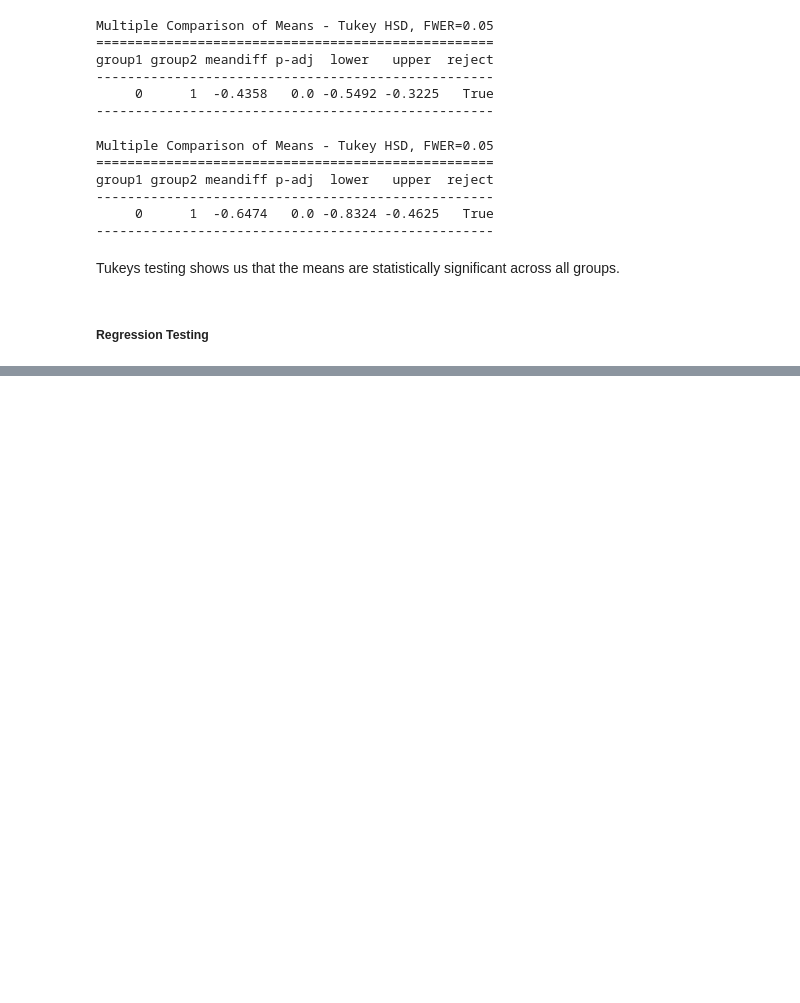
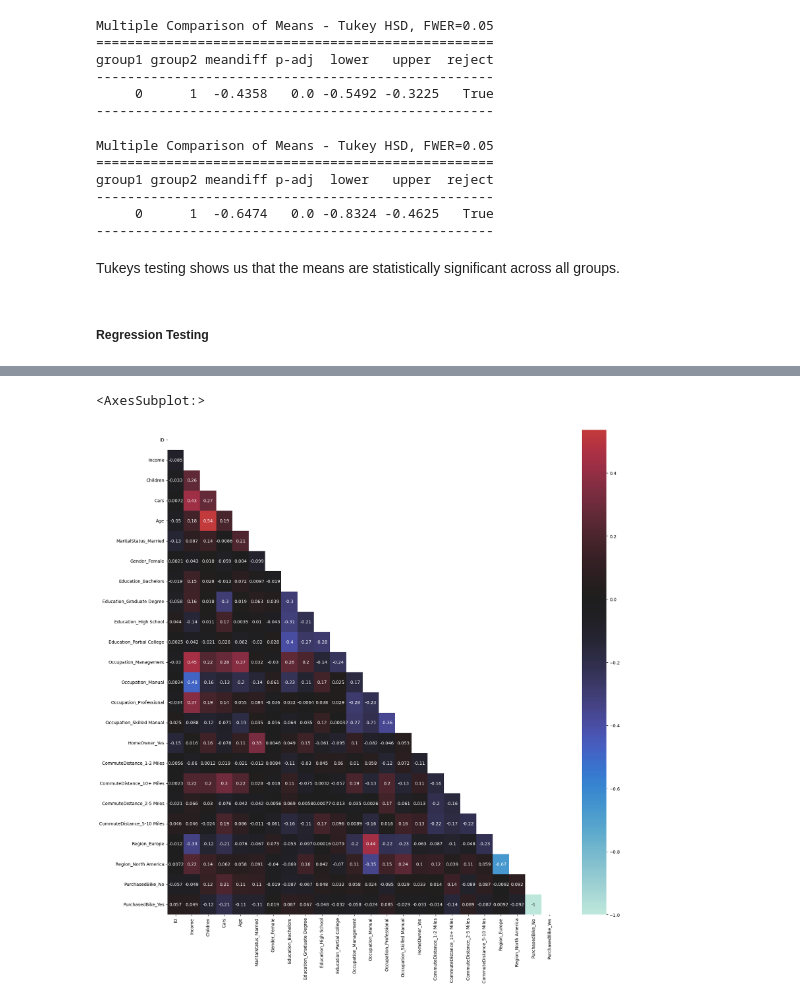
Before and after one commit to Jacinda-G/DSC510, a Jupyter notebook: TOPIC 8.ipynb, the cells around one changed output, grey strips where cells are left out. Drawn from its saved outputs; the diff is of its cells as text; code cells hidden in the pictures; blank space fills up the shorter version.

```diff
--- a/TOPIC 8.ipynb
+++ b/TOPIC 8.ipynb
@@ -412,0 +419,8 @@ As for linear regression, another possible application on this dataset would be
+# %%
+#create dummy features to allow more features in the model
+df2 = df.copy()
+cols_list = list(df2.select_dtypes("object").columns)
+df2 = pd.get_dummies(df2,
+                     columns = cols_list, dtype=int)
+
+df2.head()
@@ -412,0 +458,17 @@ As for linear regression, another possible application on this dataset would be
+# %%
+#create list of columns to drop
+cols_to_drop = ['MaritalStatus_Single','Gender_Male','Education_Partial High School',
+                   'Occupation_Clerical','CommuteDistance_0-1 Miles','Region_Pacific', 'HomeOwner_No']
+#drop cols to avoid multicollinearity
+df2 = df2.drop(columns=cols_to_drop)
+# %%
+#create correlation map with dummy features
+cmatrix= df2.corr()
+mask = np.triu(df2.corr()) #allows us to only display lower triangle of heatmap
+plt.figure(figsize=(20,20))
+#use correlation matrix and heatmap to identify relational features
+
+sns.heatmap(cmatrix,annot=True, center=0, mask=mask)
+# %% [output]
+<AxesSubplot:>
+[figure, added]
```
Also changed, not shown: parts of 21 cells of this notebook.
